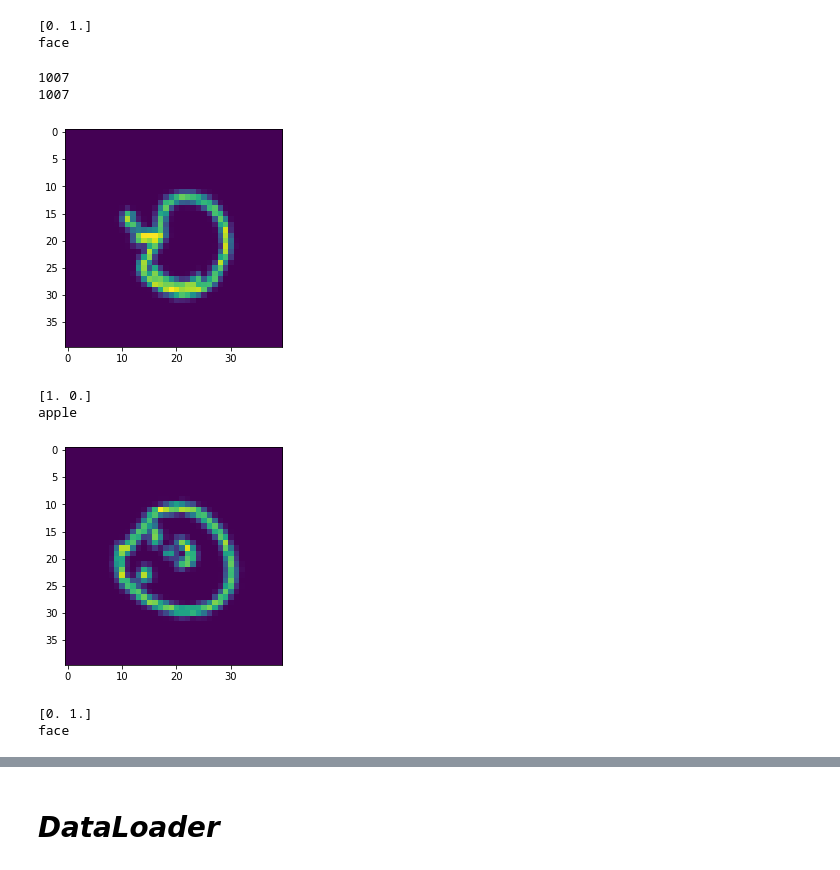
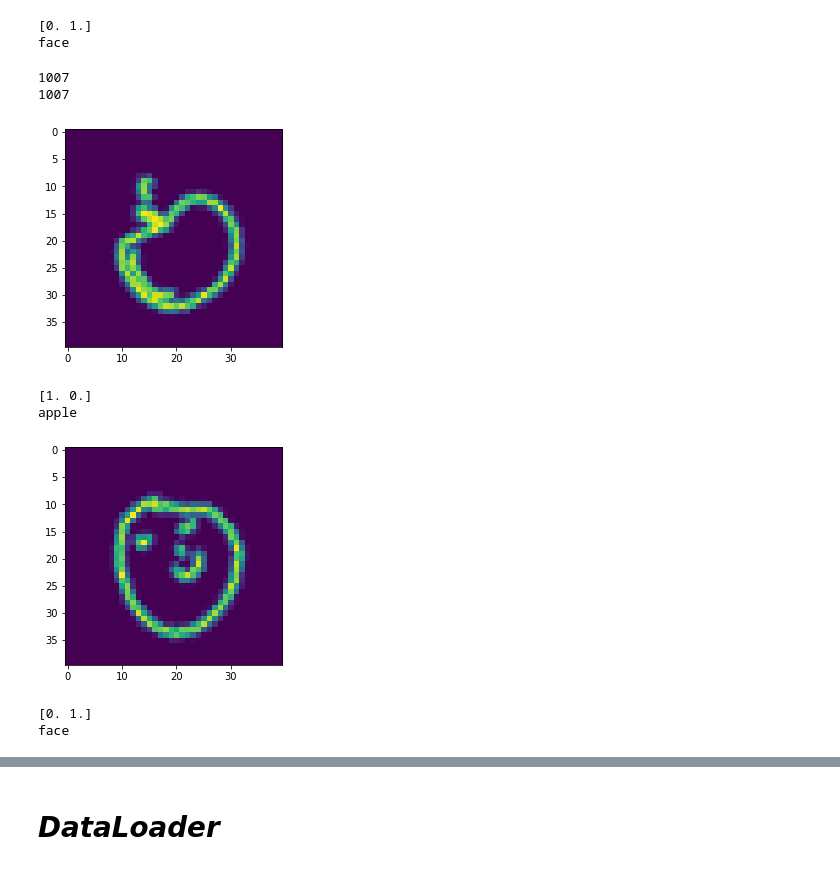
Before and after one commit to HanziJiang/CapsNet-ResNet-Performance-Analysis, a Jupyter notebook: load_DrawData_with_transform.ipynb, the cells around one changed output, grey strips where cells are left out. Cells and saved outputs as stored; diff of their text form; code cells hidden in the pictures.

Commit message:
fixed some bugs & updated the rotate

```diff
--- a/load_DrawData_with_transform.ipynb
+++ b/load_DrawData_with_transform.ipynb
@@ -129,8 +121,10 @@ def rotate_img(img):
   M[1, 2] += (nH / 2) - cY
   # Perform the actual rotation
   img = cv2.warpAffine(img, M, (nW, nH))
-  img = cv2.resize(img, (height, width)) # preserve size while rotating image
-  return img
+  new_height, new_width = img.shape[:2]
+  new_cX, new_cY = (new_width // 2, new_height // 2)
+  crop_img = img[new_cY-20:new_cY+20, new_cX-20:new_cX+20]
+  return crop_img
 # %%
 def shear_img(img):
   shear_factor = np.random.randint(10, 20)
@@ -183,10 +177,10 @@ class DrawDataset(data.Dataset):
             images=[np.pad(x, [(6, 6), (6, 6)], mode='constant', constant_values=0) for x in images]
           elif transformation=='rotate':
             all_labels=all_labels[VAL_INDICES]
-            images = [rotate_img(img) for img in images[VAL_INDICES]]
+            images=[np.pad(x, [(26, 26), (26, 26)], mode='constant', constant_values=0) for x in images[VAL_INDICES]]
+            images = [rotate_img(img) for img in images]
             #images=list(map(rotate_img, images[VAL_INDICES]))
             all_keys=all_keys[VAL_INDICES]
-            images=[np.pad(x, [(6, 6), (6, 6)], mode='constant', constant_values=0) for x in images]
           elif transformation=='shear':
             all_labels=all_labels[VAL_INDICES]
             images = [shear_img(img) for img in images[VAL_INDICES]]
@@ -257,27 +251,27 @@ face
 # %%
 # Check with transformation--------
 # total # of training examples
-print(len(val_dataset_with_transform))
-print(len(val_dataset_with_transform.labels))
+print(len(val_dataset_with_rotation))
+print(len(val_dataset_with_rotation.labels))
 # Apple
-img1 = val_dataset_with_transform[2][0]
+img1 = val_dataset_with_rotation[2][0]
 plt.imshow(img1)
 plt.show()
-print(val_dataset_with_transform[2][1])
-print(val_dataset_with_transform.labels[2])
+print(val_dataset_with_rotation[2][1])
+print(val_dataset_with_rotation.labels[2])
 # Face
-img2 = val_dataset_with_transform[1000][0]
+img2 = val_dataset_with_rotation[1000][0]
 plt.imshow(img2)
 plt.show()
-print(val_dataset_with_transform[1000][1])
-print(val_dataset_with_transform.labels[1000])
+print(val_dataset_with_rotation[1000][1])
+print(val_dataset_with_rotation.labels[1000])
 # %% [output]
 1007
 1007
-[figure, old version]
+[figure, new version]
 [1. 0.]
 apple
-[figure, old version]
+[figure, new version]
 [0. 1.]
 face
 # %%
```
Also changed, not shown: parts of 3 cells of this notebook.
